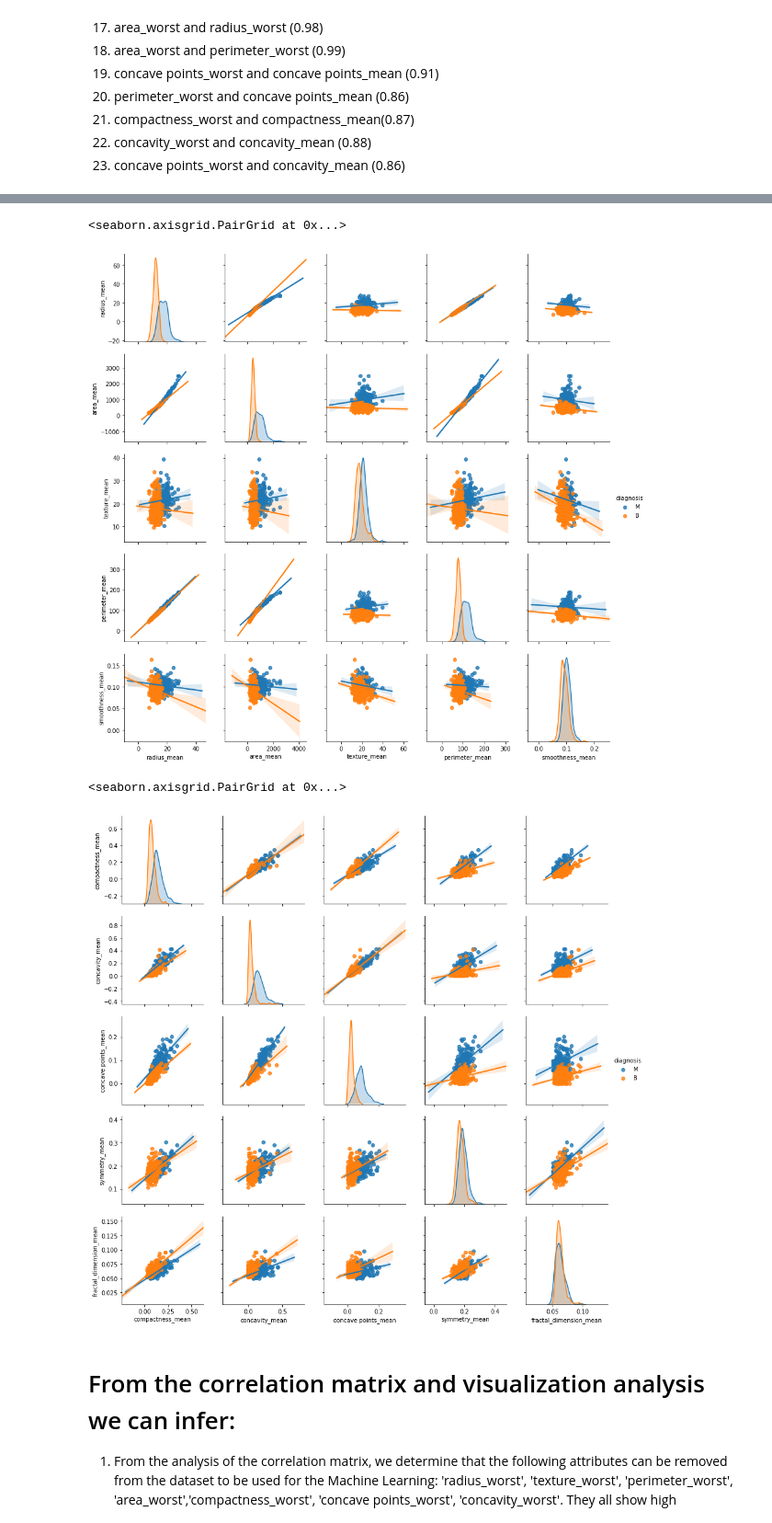
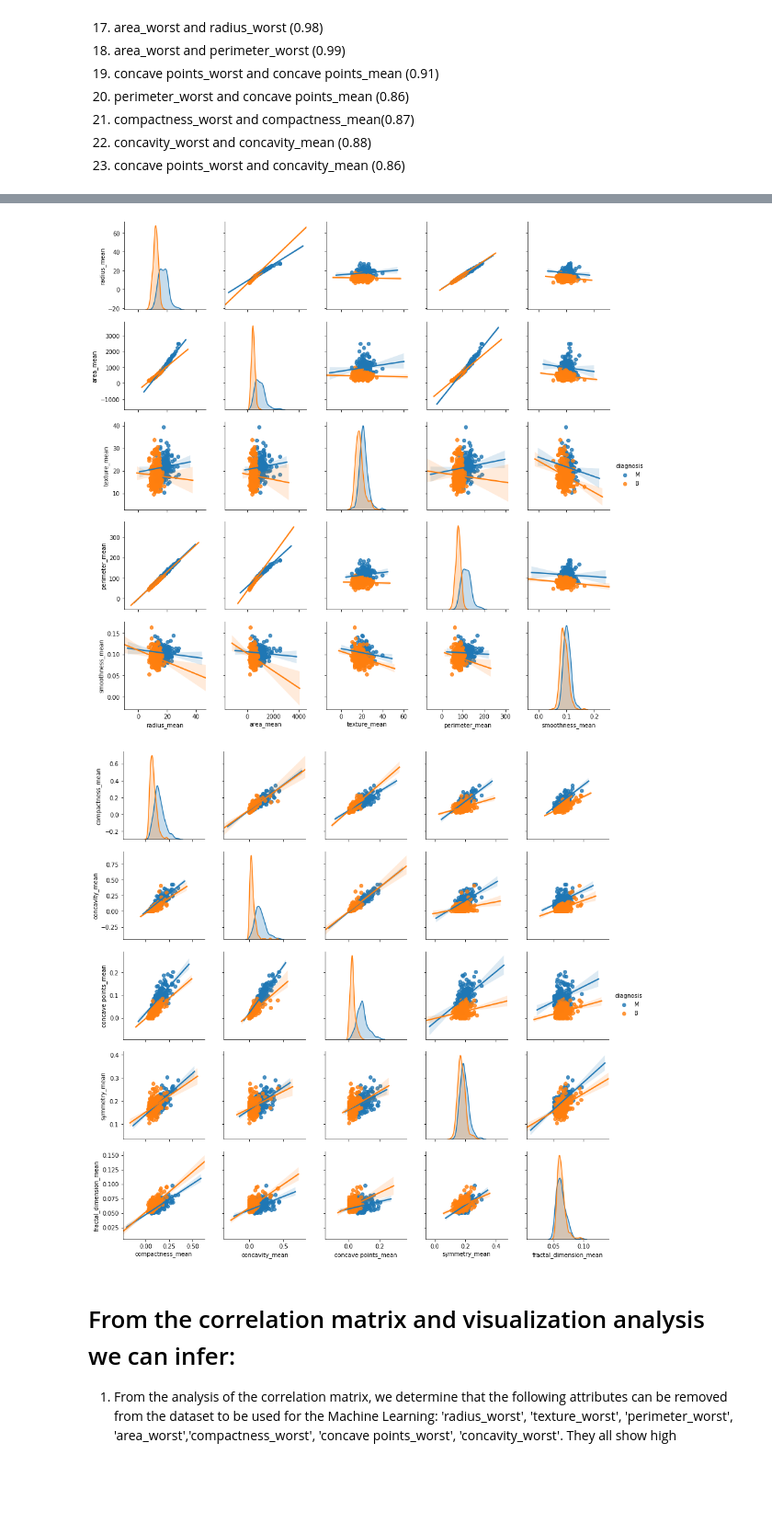
Before and after one commit to colmenareso/Final-Project-Data, a Jupyter notebook: Breast Cancer/Breast_Cancer_Exploratory Analysis.ipynb, the cells around one changed output, grey strips where cells are left out. Shown at 92% size. Cells and saved outputs as stored; diff of their text form; code cells hidden in the pictures; blank space fills up the shorter version.

```diff
--- a/Breast Cancer/Breast_Cancer_Exploratory Analysis.ipynb
+++ b/Breast Cancer/Breast_Cancer_Exploratory Analysis.ipynb
@@ -524,19 +534,21 @@ sns.pairplot(data= Raw_data[cols], hue='diagnosis', kind="reg")
 
 cols = ['diagnosis',
         'radius_mean','area_mean', 'texture_mean', 'perimeter_mean', 'smoothness_mean']
-sns.pairplot(data= Raw_data[cols], hue='diagnosis', kind="reg")
+sns_plot4 = sns.pairplot(data= Raw_data[cols], hue='diagnosis', kind="reg")
+
+sns_plot4.savefig("meanattrib5_output.png")
 # %% [output]
-<seaborn.axisgrid.PairGrid at 0x...>
 [figure]
 # %%
 # Generate a distribution and scatter plot matrix with fit linear regression line  for the mean attributes (last 5)
 
 cols = ['diagnosis',
         'compactness_mean','concavity_mean', 'concave points_mean', 'symmetry_mean', 'fractal_dimension_mean']
-sns.pairplot(data= Raw_data[cols], hue='diagnosis', kind="reg")
+sns_plot5 = sns.pairplot(data= Raw_data[cols], hue='diagnosis', kind="reg")
+
+sns_plot5.savefig("meanattrib10.png")
 # %% [output]
-<seaborn.axisgrid.PairGrid at 0x...>
-[figure, old version]
+[figure, new version]
 # %% [markdown]
 # From the correlation matrix and visualization analysis we can infer:
 
```
Also changed, not shown: parts of 9 cells of this notebook, 11 other files.
